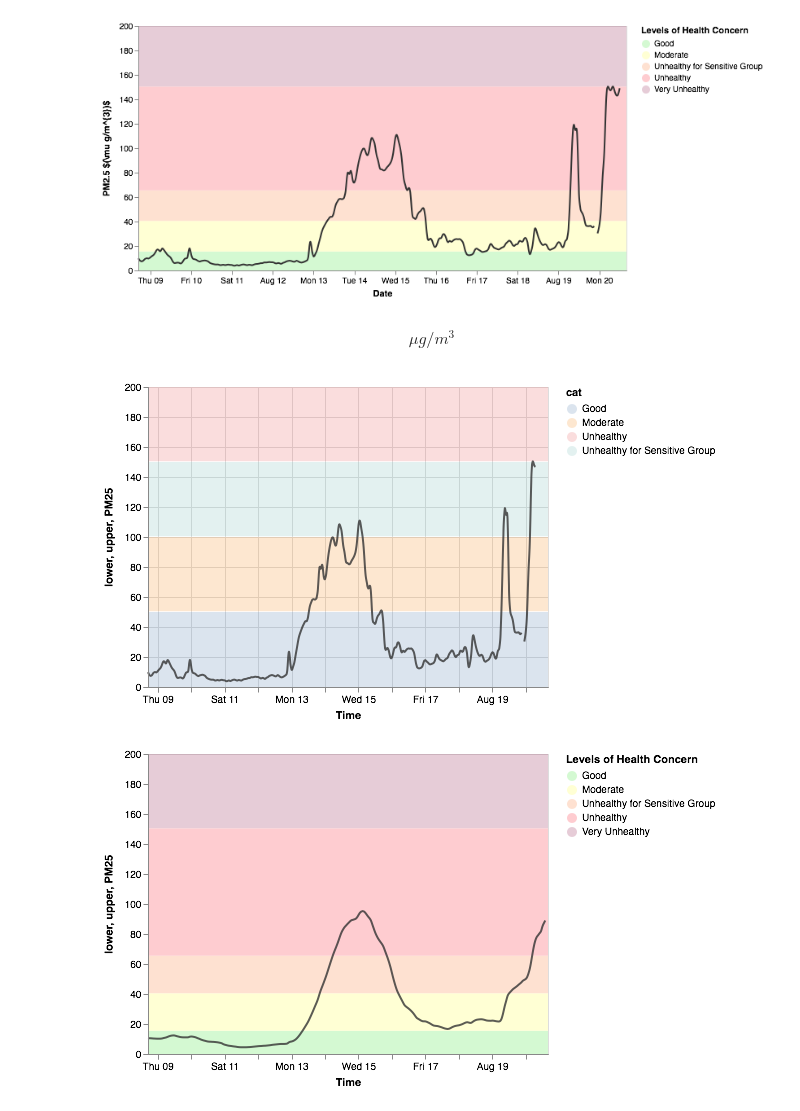
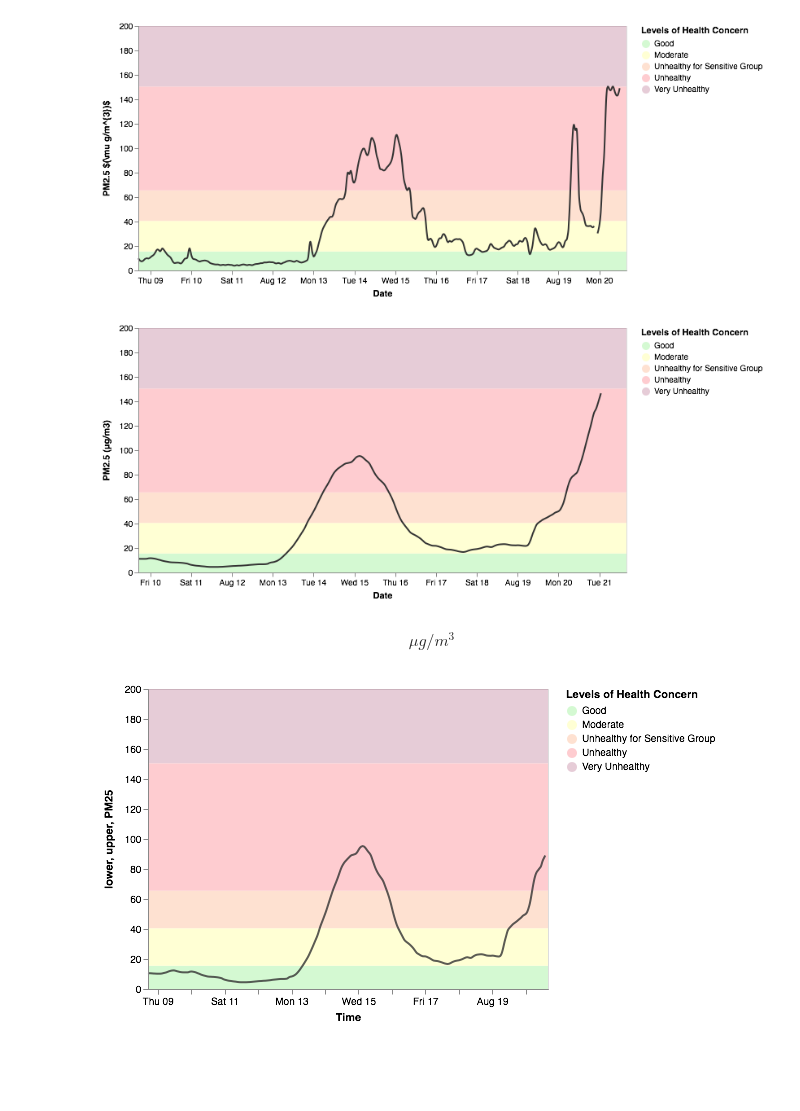
Before and after one commit to fischcheng/wildfire_1980_2016, a Jupyter notebook: wildfire.ipynb, the cells around one changed output. Saved outputs shown, nothing was run; the diff lists cells and outputs as text; code cells hidden in the pictures; blank space fills up the shorter version.

Commit message:
updated PM2.5 plot 0820

```diff
--- a/wildfire.ipynb
+++ b/wildfire.ipynb
@@ -643,53 +643,9 @@ layer=alt.layer(line, selectors, points, rules, text,
+# %%
+(rect+layer).configure_axis(grid=False)
+# %% [output]
+[figure, added]
 # %% [markdown]
 $$\mu g/m^{3}$$
-# %%
-source = [{
-            "start": "2018-08-09 00:00:00",
-            "end": "2018-08-20 23:00:00",
-            "lower": "0",
-            "upper": "50",
-            "cat": "Good"
-          },
-          {
-            "start": "2018-08-09 00:00:00",
-            "end": "2018-08-20 23:00:00",
-            "lower": "50.5",
-            "upper": "100",
-            "cat": "Moderate"
-          },
-          {
-            "start": "2018-08-09 00:00:00",
-            "end": "2018-08-20 23:00:00",
-            "lower": "100.5",
-            "upper": "150",
-            "cat": "Unhealthy for Sensitive Group"
-          },
-          {
-            "start": "2018-08-09 00:00:00",
-            "end": "2018-08-20 23:00:00",
-            "lower": "150.5",
-            "upper": "200",
-            "cat": "Unhealthy"
-          }]
-source = alt.pd.DataFrame(source)
-source['start']=pd.to_datetime(source.start)
-source['end']=pd.to_datetime(source.end)
-
-
-# The basic line
-line = alt.Chart(data=pm25).mark_line(opacity=0.8,interpolate='basis',color='#333').encode(
-    x='Time:T',
-    y='PM25:Q'
-)
-
-rect = alt.Chart(source).mark_rect(opacity=0.2).encode(
-    y='lower:Q',
-    y2='upper:Q',
-    color='cat:N'
-)
-rect+line
-# %% [output]
-[figure, removed]
 # %%
 source = [{
             "lower": "0",
```
Also changed, not shown: parts of 3 cells of this notebook, 4 other files.
